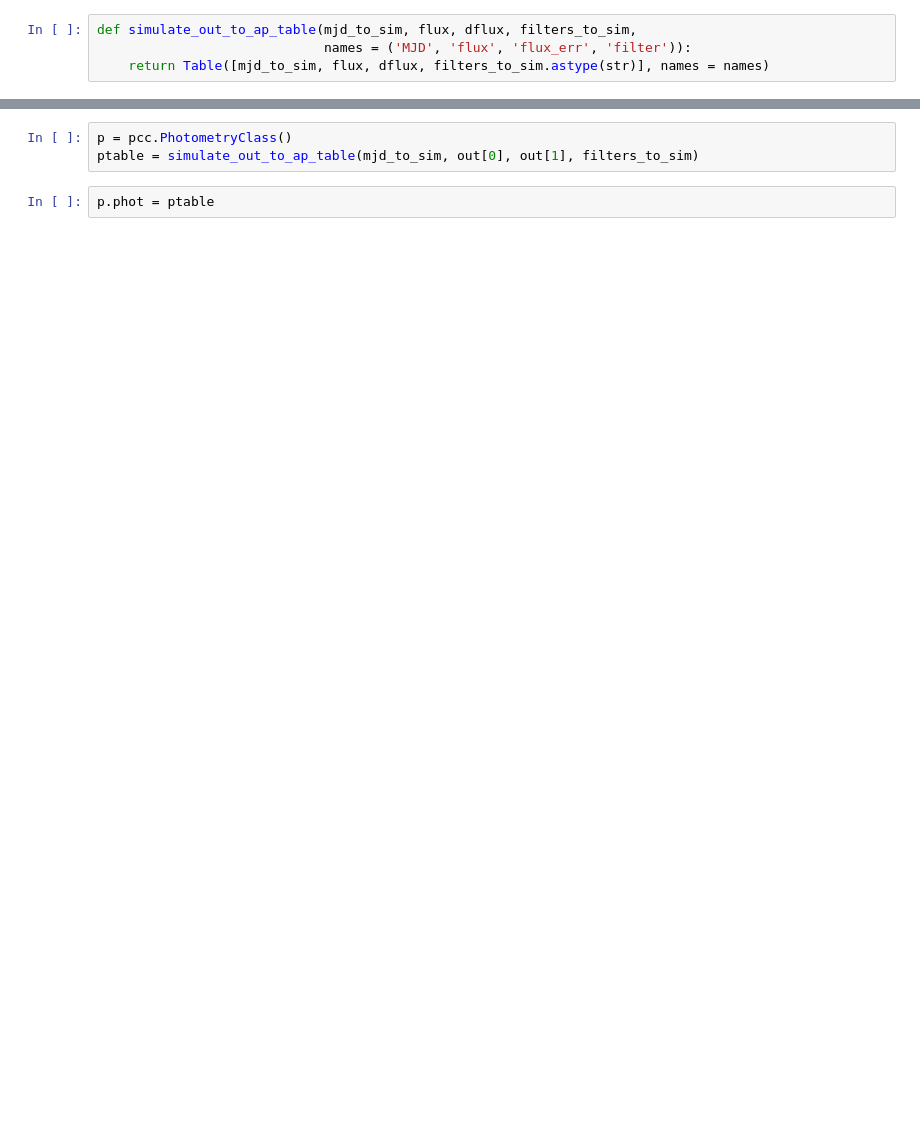
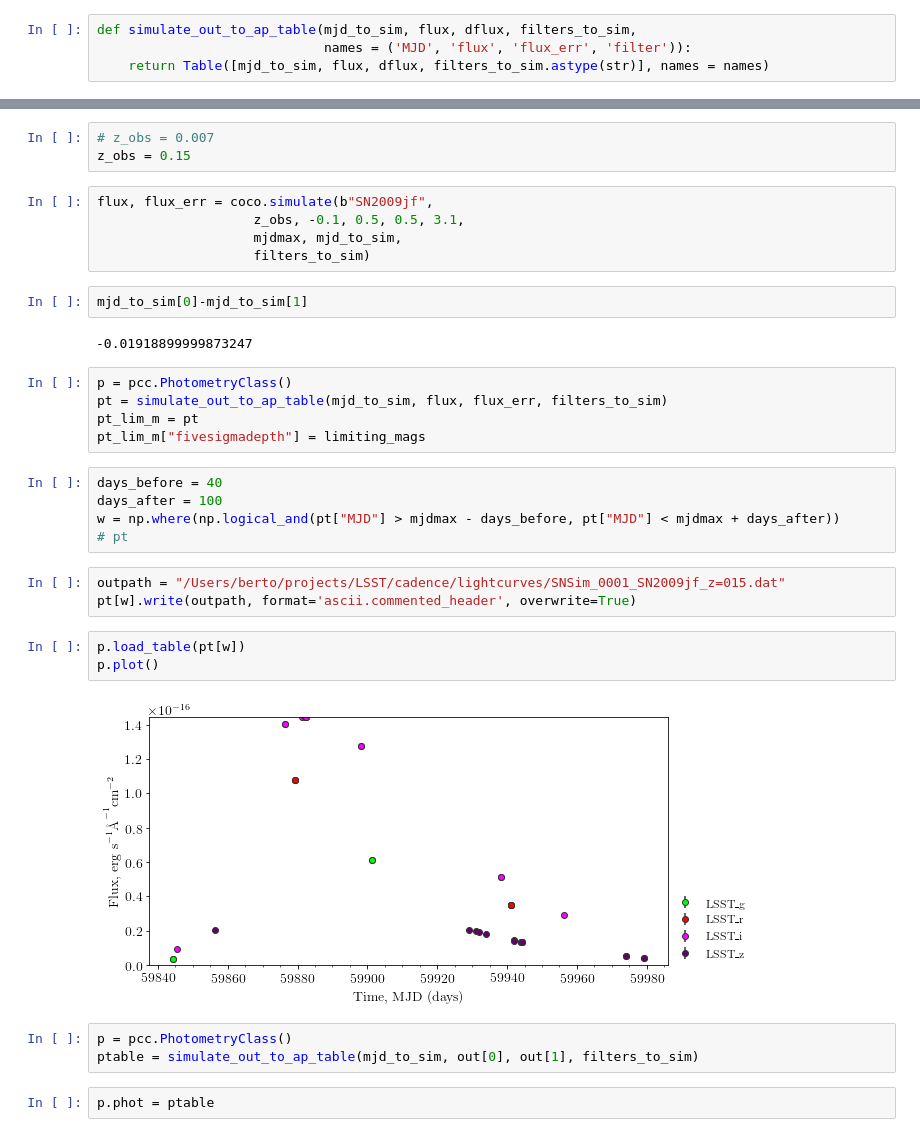
Before and after one commit to RobFirth/LSST_tools, a Jupyter notebook: lsst_tools/sims/notebooks/simulate_lightcurve_LSST_cadence.ipynb, the cells around one changed output, grey strips where cells are left out. Cells and saved outputs as stored; diff of their text form; blank space fills up the shorter version.

Commit message:
simulating lightcurves

```diff
--- a/lsst_tools/sims/notebooks/simulate_lightcurve_LSST_cadence.ipynb
+++ b/lsst_tools/sims/notebooks/simulate_lightcurve_LSST_cadence.ipynb
@@ -142,3 +214,33 @@ reload(pcc)
+# %%
+# z_obs = 0.007
+z_obs = 0.15
+# %%
+flux, flux_err = coco.simulate(b"SN2009jf",
+                    z_obs, -0.1, 0.5, 0.5, 3.1,
+                    mjdmax, mjd_to_sim,
+                    filters_to_sim)
+# %%
+mjd_to_sim[0]-mjd_to_sim[1]
+# %% [output]
+-0.01918899999873247
+# %%
+p = pcc.PhotometryClass()
+pt = simulate_out_to_ap_table(mjd_to_sim, flux, flux_err, filters_to_sim)
+pt_lim_m = pt
+pt_lim_m["fivesigmadepth"] = limiting_mags
+# %%
+days_before = 40
+days_after = 100
+w = np.where(np.logical_and(pt["MJD"] > mjdmax - days_before, pt["MJD"] < mjdmax + days_after))
+# pt
+# %%
+outpath = "/Users/berto/projects/LSST/cadence/lightcurves/SNSim_0001_SN2009jf_z=015.dat"
+pt[w].write(outpath, format='ascii.commented_header', overwrite=True)
+# %%
+p.load_table(pt[w])
+p.plot()
+# %% [output]
+[figure, added]
 # %%
 p = pcc.PhotometryClass()
 ptable = simulate_out_to_ap_table(mjd_to_sim, out[0], out[1], filters_to_sim)
```
Also changed, not shown: parts of 16 cells of this notebook.
